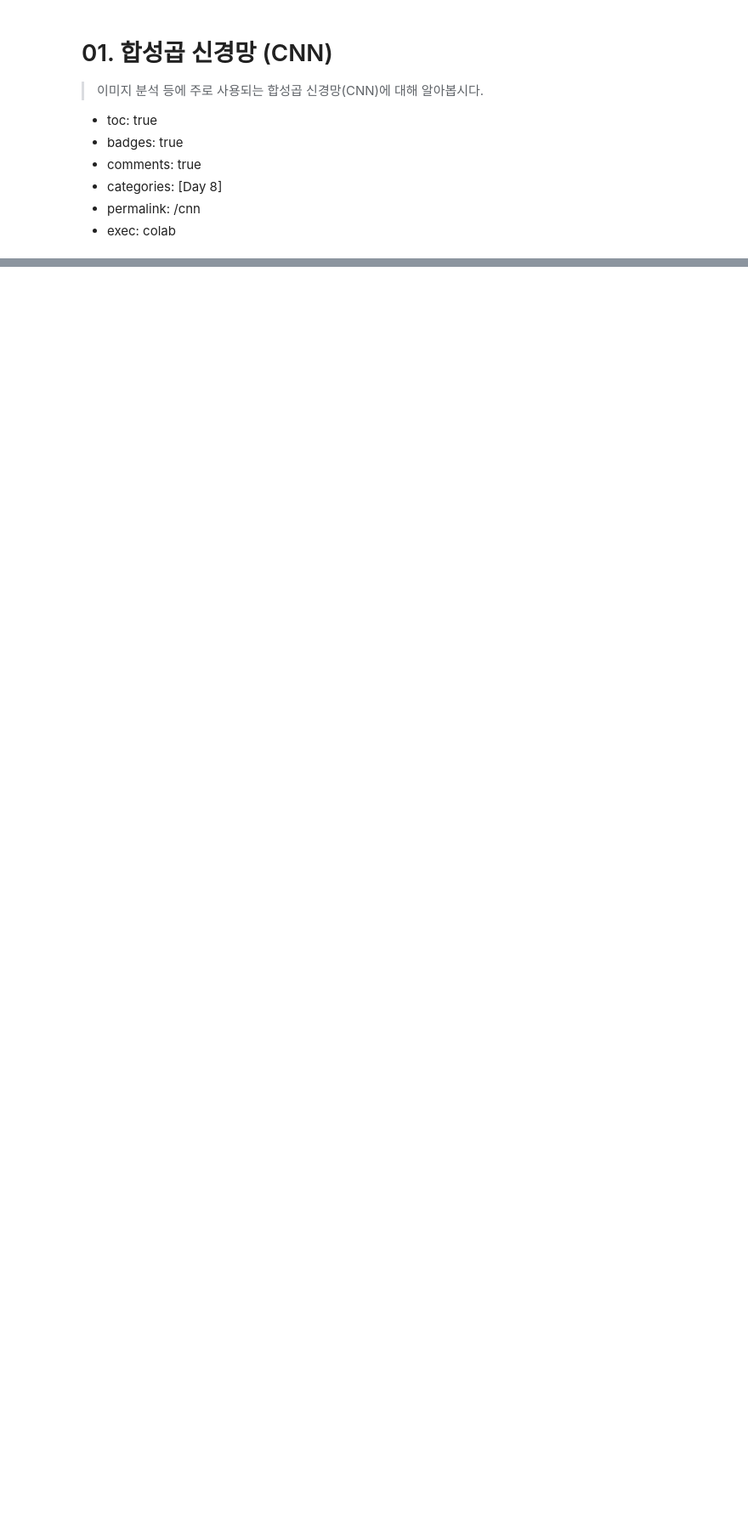
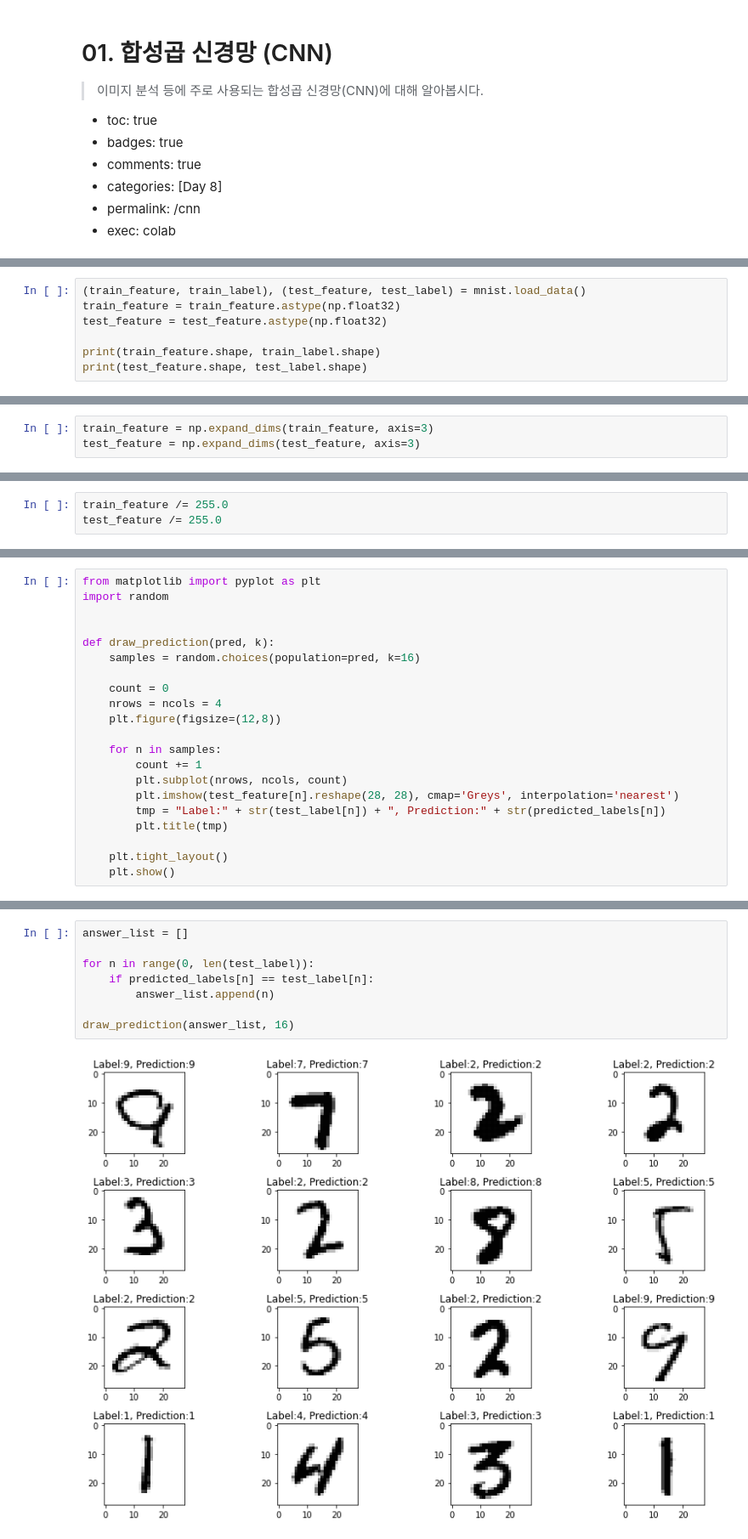
Before and after one commit to hyunwoongko/bigdata-lecture, a Jupyter notebook: _notebooks/08_01_합성곱_신경망_(CNN).ipynb, the cells around one changed output, grey strips where cells are left out. Shown at 85% size. Cells and saved outputs as stored; diff of their text form; blank space fills up the shorter version.

```diff
--- a/_notebooks/08_01_합성곱_신경망_(CNN).ipynb
+++ b/_notebooks/08_01_합성곱_신경망_(CNN).ipynb
@@ -57,0 +175,7 @@ Convolution의 사전적 정의는 합성곱입니다. 단순히 이렇게만들
+# %%
+(train_feature, train_label), (test_feature, test_label) = mnist.load_data()
+train_feature = train_feature.astype(np.float32)
+test_feature = test_feature.astype(np.float32)
+
+print(train_feature.shape, train_label.shape)
+print(test_feature.shape, test_label.shape)
@@ -57,0 +258,3 @@ Convolution의 사전적 정의는 합성곱입니다. 단순히 이렇게만들
+# %%
+train_feature = np.expand_dims(train_feature, axis=3)
+test_feature = np.expand_dims(test_feature, axis=3)
@@ -57,0 +272,3 @@ Convolution의 사전적 정의는 합성곱입니다. 단순히 이렇게만들
+# %%
+train_feature /= 255.0
+test_feature /= 255.0
@@ -57,0 +320,21 @@ Convolution의 사전적 정의는 합성곱입니다. 단순히 이렇게만들
+# %%
+from matplotlib import pyplot as plt
+import random
+
+
+def draw_prediction(pred, k):
+    samples = random.choices(population=pred, k=16)
+
+    count = 0
+    nrows = ncols = 4
+    plt.figure(figsize=(12,8))
+
+    for n in samples:
+        count += 1
+        plt.subplot(nrows, ncols, count)
+        plt.imshow(test_feature[n].reshape(28, 28), cmap='Greys', interpolation='nearest')
+        tmp = "Label:" + str(test_label[n]) + ", Prediction:" + str(predicted_labels[n])
+        plt.title(tmp)
+
+    plt.tight_layout()
+    plt.show()
@@ -57,0 +343,10 @@ Convolution의 사전적 정의는 합성곱입니다. 단순히 이렇게만들
+# %%
+answer_list = []
+
+for n in range(0, len(test_label)):
+    if predicted_labels[n] == test_label[n]:
+        answer_list.append(n)
+
+draw_prediction(answer_list, 16)
+# %% [output]
+[figure, added]
```
Also changed, not shown: parts of 20 cells of this notebook, 5 other files.
